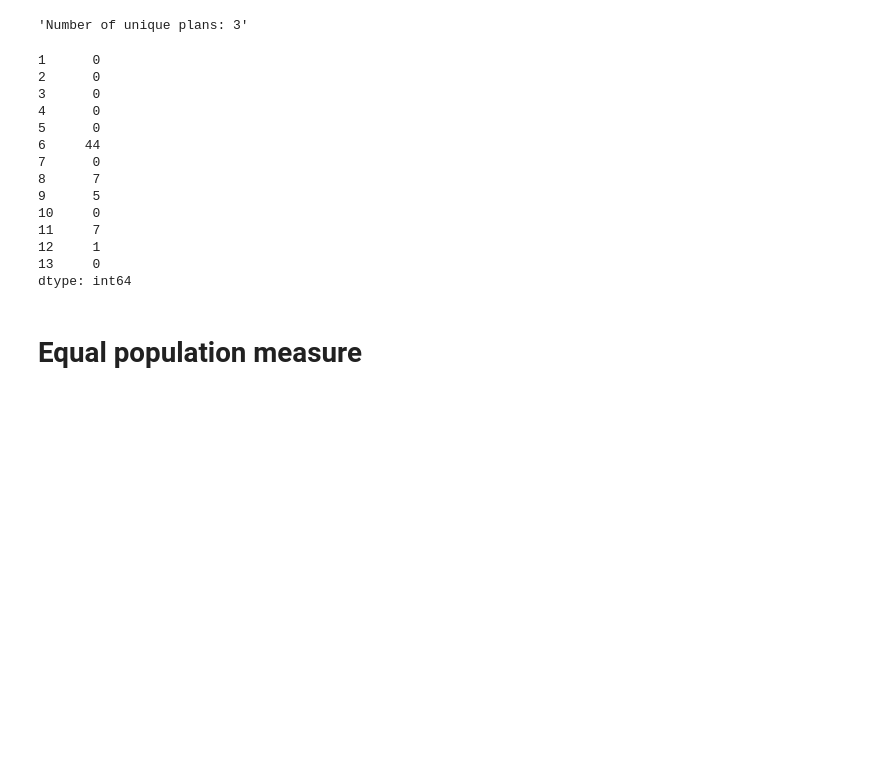
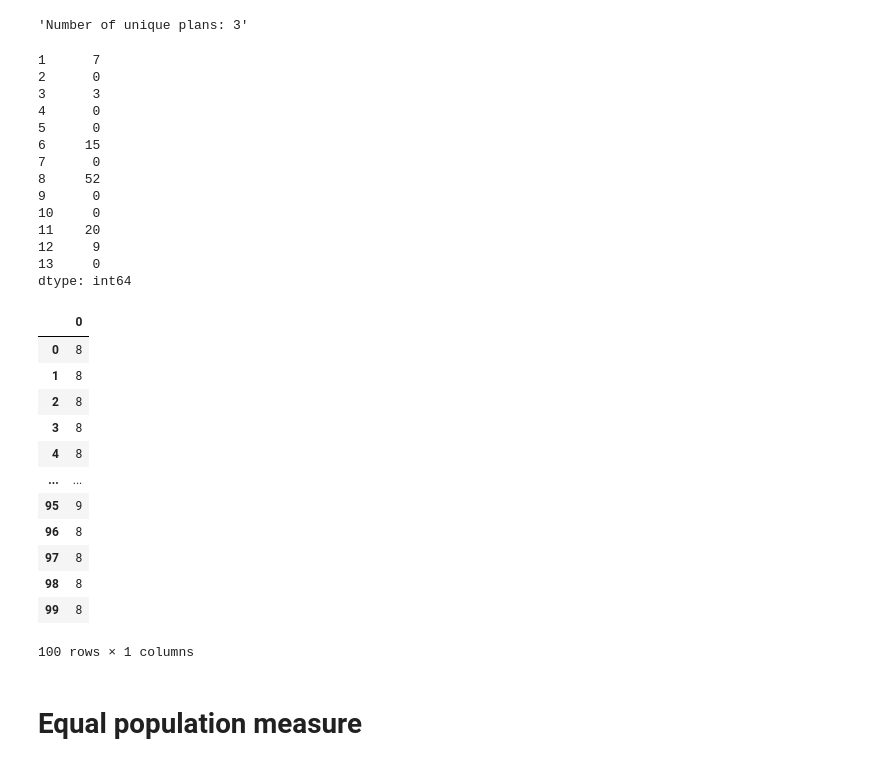
Before and after one commit to nimatullo/state-redistricter, a Jupyter notebook: gerrychain/seawulf-scripts/North Carolina.ipynb, the cells around one changed output. Saved outputs shown, nothing was run; the diff lists cells and outputs as text; code cells hidden in the pictures; blank space fills up the shorter version.

```diff
--- a/gerrychain/seawulf-scripts/North Carolina.ipynb
+++ b/gerrychain/seawulf-scripts/North Carolina.ipynb
@@ -245,36 +249,53 @@ for plan in chain:
                 dis13 = dis13.append(pd.Series(0), ignore_index=True)
 
 # add the series to the dataframe
-opportunity_reps[1] = dis1
-opportunity_reps[2] = dis2
-opportunity_reps[3] = dis3
-opportunity_reps[4] = dis4
-opportunity_reps[5] = dis5
-opportunity_reps[6] = dis6
+# indexes = ["13", "5", "9","11","3","1","7","8","10","4", "6", "12", "2"]
+opportunity_reps[1] = dis13
+opportunity_reps[2] = dis5
+opportunity_reps[3] = dis9
+opportunity_reps[4] = dis11
+opportunity_reps[5] = dis3
+opportunity_reps[6] = dis1
 opportunity_reps[7] = dis7
 opportunity_reps[8] = dis8
-opportunity_reps[9] = dis9
-opportunity_reps[10] = dis10
-opportunity_reps[11] = dis11
+opportunity_reps[9] = dis10
+opportunity_reps[10] = dis4
+opportunity_reps[11] = dis6
 opportunity_reps[12] = dis12
-opportunity_reps[13] = dis13
+opportunity_reps[13] = dis2
 
 opportunity_reps.sum(axis=0)
 # %% [output]
-1      0
+1      7
 2      0
-3      0
+3      3
 4      0
 5      0
-6     44
+6     15
 7      0
-8      7
-9      5
+8     52
+9      0
 10     0
-11     7
-12     1
+11    20
+12     9
 13     0
 dtype: int64
+# %%
+rep_total_count
+# %% [output]
+|  | 0 |
+| 0 | 8 |
+| 1 | 8 |
+| 2 | 8 |
+| 3 | 8 |
+| 4 | 8 |
+| ... | ... |
+| 95 | 9 |
+| 96 | 8 |
+| 97 | 8 |
+| 98 | 8 |
+| 99 | 8 |
+100 rows × 1 columns
 # %% [markdown]
 # Equal population measure
 # %%
```
Also changed, not shown: parts of 11 cells of this notebook, 5 other files.
